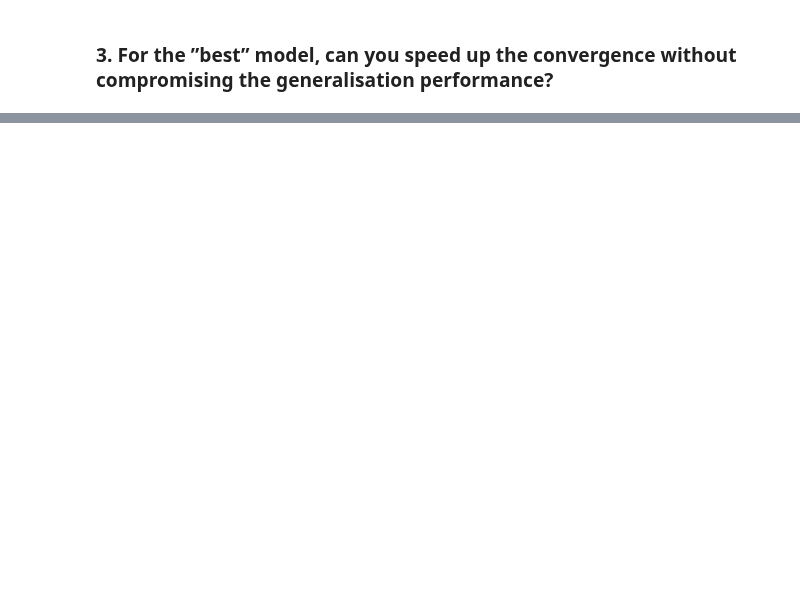
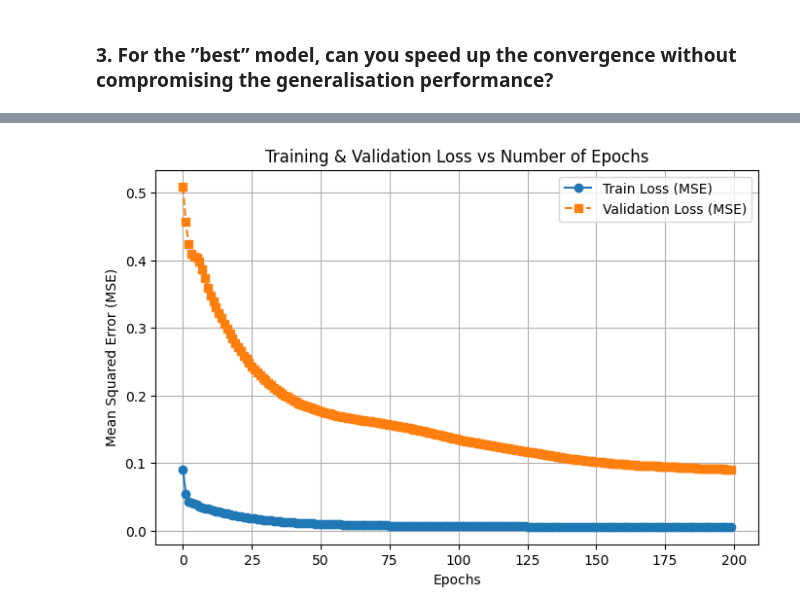
Before and after one commit to nathanansel28/DD2437, a Jupyter notebook: lab1b/split2.ipynb, the cells around one changed output, grey strips where cells are left out. Cells and saved outputs as stored; diff of their text form; code cells hidden in the pictures; blank space fills up the shorter version.

Commit message:
feat: Improve split 2 implementation of simulation using sampling.

```diff
--- a/lab1b/split2.ipynb
+++ b/lab1b/split2.ipynb
@@ -133,0 +166,11 @@ plot_mse_results(
+# %%
+model = load_MLP_regressor(n_nodes=8)
+
+X_train, X_val, y_train, y_val = split_dataset(X, y)
+history = model.fit(
+    X_train, y_train,
+    validation_data=(X_val, y_val),
+    epochs=200,
+    batch_size=32,
+    verbose=1
+)
@@ -133,0 +195,13 @@ plot_mse_results(
+# %%
+plt.figure(figsize=(8, 5))
+plt.plot(history.history['loss'], label='Train Loss (MSE)', marker='o', linestyle='-')
+plt.plot(history.history['val_loss'], label='Validation Loss (MSE)', marker='s', linestyle='--')
+
+plt.xlabel('Epochs')
+plt.ylabel('Mean Squared Error (MSE)')
+plt.title('Training & Validation Loss vs Number of Epochs')
+plt.legend()
+plt.grid(True)
+plt.show()
+# %% [output]
+[figure, added]
```
Also changed, not shown: parts of 10 cells of this notebook, 1 other file.
